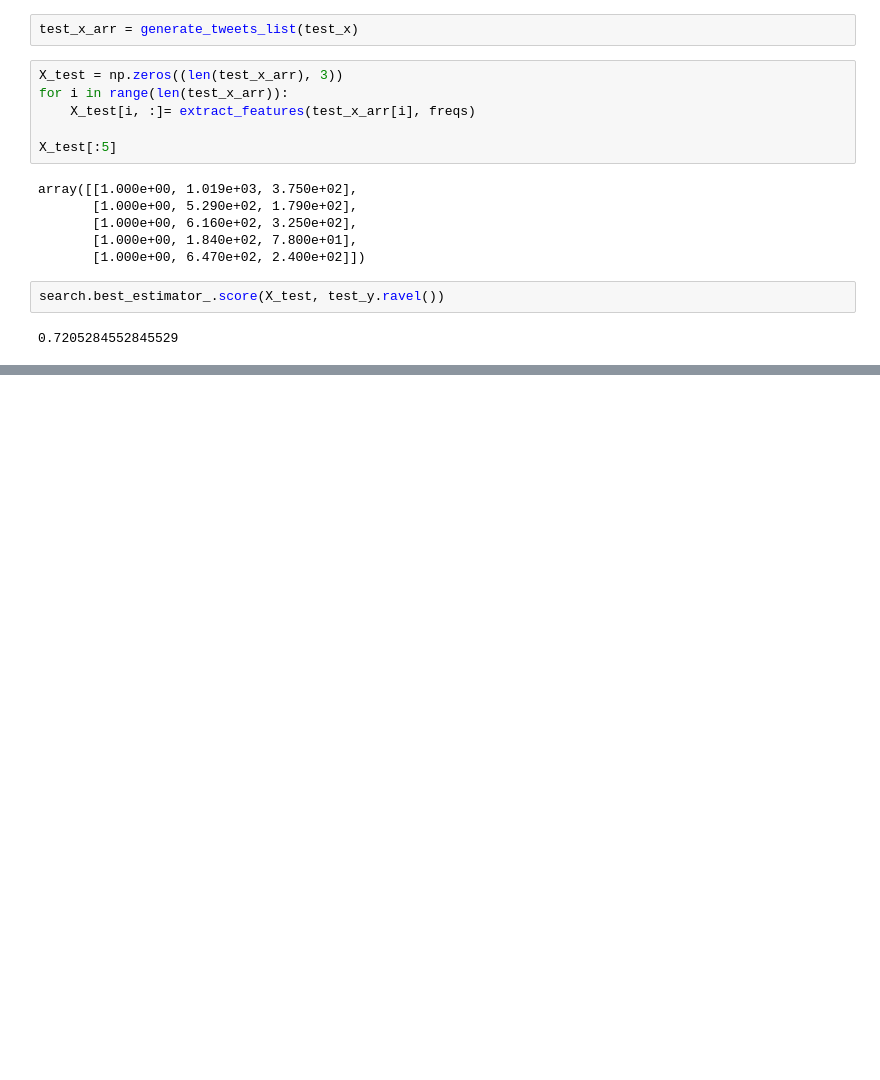
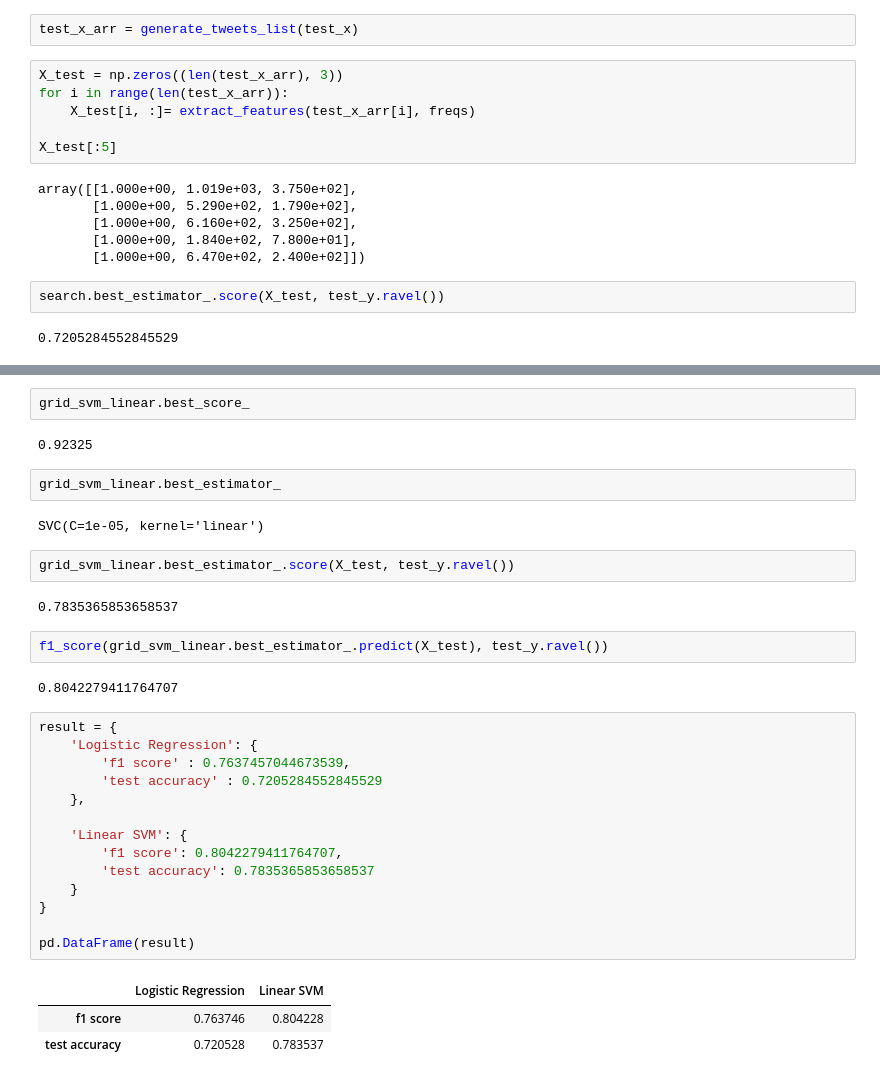
Before and after one commit to melihkacaman/Characterizing-Profile-on-Twitter-Data, a Jupyter notebook: 04 Train Politics Classifier .ipynb, the cells around one changed output, grey strips where cells are left out. Cells and saved outputs as stored; diff of their text form; blank space fills up the shorter version.

Commit message:
grid search and svm

```diff
--- a/04 Train Politics Classifier .ipynb
+++ b/04 Train Politics Classifier .ipynb
@@ -293,0 +353,34 @@ F1-Score is 0.7637457044673539
+# %%
+grid_svm_linear.best_score_
+# %% [output]
+0.92325
+# %%
+grid_svm_linear.best_estimator_
+# %% [output]
+SVC(C=1e-05, kernel='linear')
+# %%
+grid_svm_linear.best_estimator_.score(X_test, test_y.ravel())
+# %% [output]
+0.7835365853658537
+# %%
+f1_score(grid_svm_linear.best_estimator_.predict(X_test), test_y.ravel())
+# %% [output]
+0.8042279411764707
+# %%
+result = {
+    'Logistic Regression': {
+        'f1 score' : 0.7637457044673539,
+        'test accuracy' : 0.7205284552845529
+    },
+
+    'Linear SVM': {
+        'f1 score': 0.8042279411764707,
+        'test accuracy': 0.7835365853658537
+    }
+}
+
+pd.DataFrame(result)
+# %% [output]
+|  | Logistic Regression | Linear SVM |
+| f1 score | 0.763746 | 0.804228 |
+| test accuracy | 0.720528 | 0.783537 |
```
Also changed, not shown: parts of 25 cells of this notebook.
